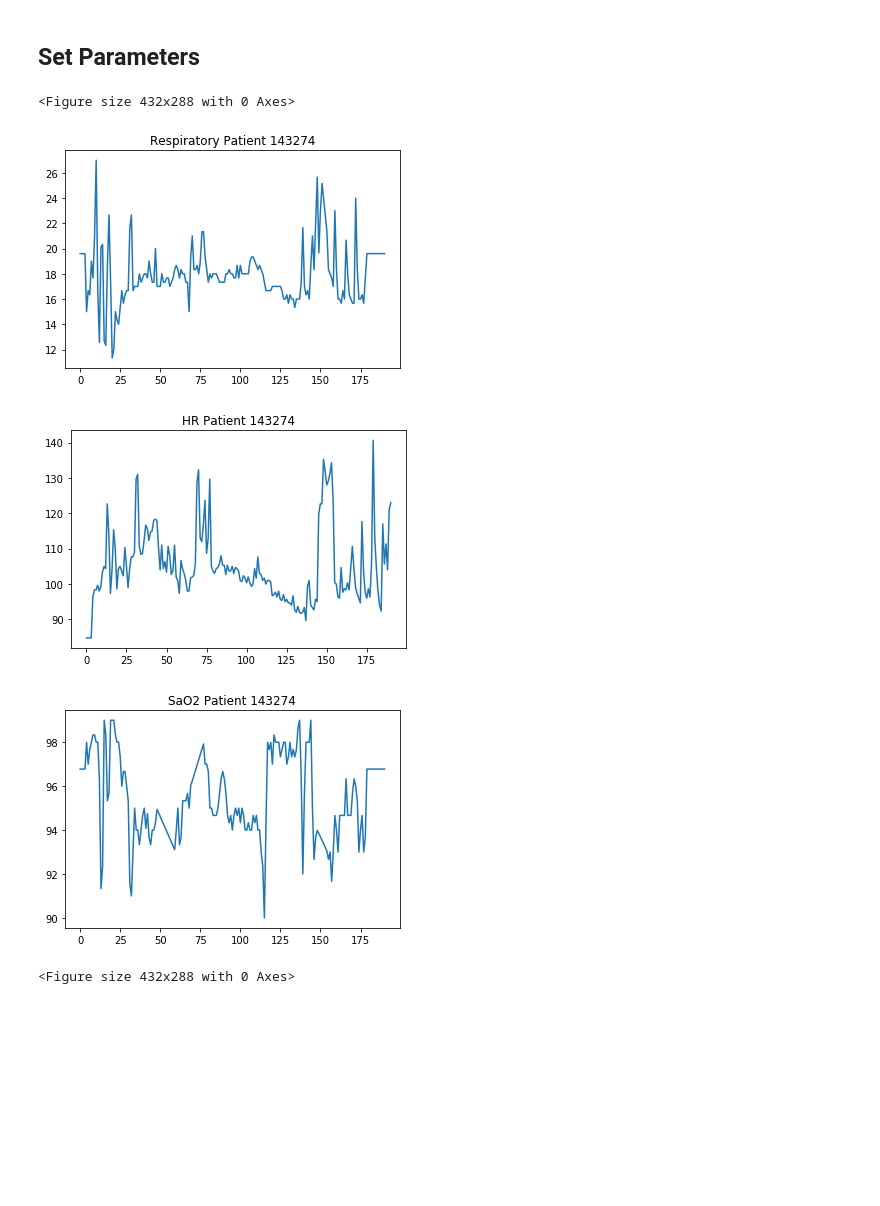
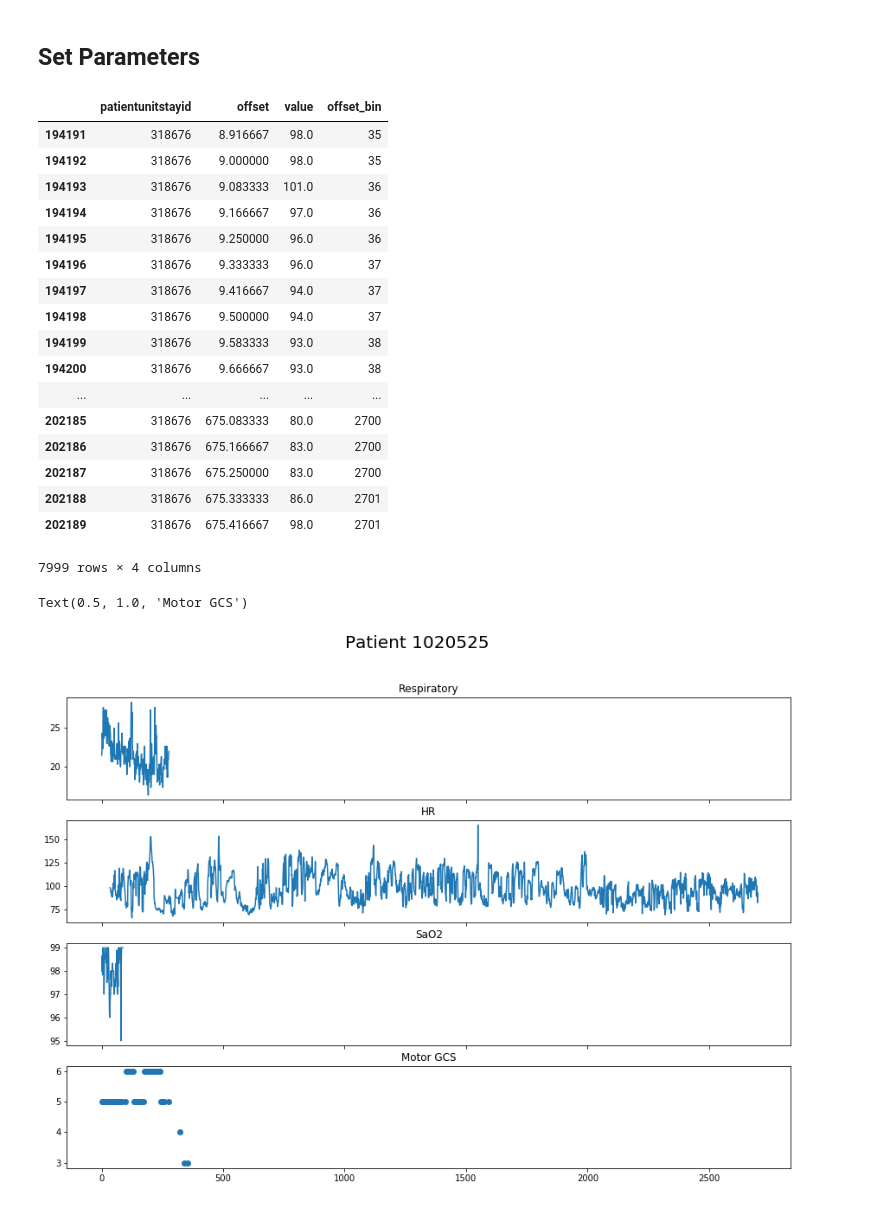
Before and after one commit to adit98/tbi, a Jupyter notebook: GCS_Modeling.ipynb, the cells around one changed output. Saved outputs shown, nothing was run; the diff lists cells and outputs as text; code cells hidden in the pictures; blank space fills up the shorter version.

```diff
--- a/GCS_Modeling.ipynb
+++ b/GCS_Modeling.ipynb
@@ -11,10 +11,13 @@ resp = pd.read_csv('data/alpaca_resp.csv')
 sao2 = pd.read_csv('data/alpaca_sao2.csv')
 
 hr['offset'] = hr['offset'] / 60
+resp['offset'] = resp['offset'] / 60
+sao2['offset'] = sao2['offset'] / 60
 
-resp['offset'] = resp['offset'] / 60
+gcs = pd.read_csv('data/patient_motor.csv')
+gcs = gcs[gcs['observationoffset'] > -1]
+gcs['observationoffset'] = gcs['observationoffset'] / 60
 
-sao2['offset'] = sao2['offset'] / 60
 
 #display(hr)
 #display(resp)
@@ -116,8 +64,9 @@ prediction_freq = 2
 summarization_int = 0.25
 # %%
 # split data into bins based on summarization_int
-bins=np.arange(100, step=summarization_int)
+bins=np.arange(1000, step=summarization_int)
 hr['offset_bin'] = pd.cut(hr['offset'], bins, labels=list(np.arange(bins.shape[0] - 1)))
+display(hr[hr['patientunitstayid'] == 318676])
 hr_grouped = hr.groupby(['patientunitstayid', 'offset_bin']).mean().reset_index()
 #hr_grouped['patientunitstayid'] = hr_grouped['patientunitstayid'].astype(int)
 
@@ -128,27 +77,48 @@ resp_grouped = resp.groupby(['patientunitstayid', 'offset_bin']).mean().reset_in
 sao2['offset_bin'] = pd.cut(sao2['offset'], bins, labels=list(np.arange(bins.shape[0] - 1)))
 sao2_grouped = sao2.groupby(['patientunitstayid', 'offset_bin']).mean().reset_index()
 #sao2_grouped['patientunitstayid'] = sao2_grouped['patientunitstayid'].astype(int)
+
+gcs['offset_bin'] = pd.cut(gcs['observationoffset'], bins, labels=list(np.arange(bins.shape[0] - 1)))
+gcs_grouped = gcs.groupby(['patientunitstayid', 'offset_bin']).mean().reset_index()
+#gcs_grouped['patientunitstayid'] = gcs_grouped['patientunitstayid'].astype(int)
+# %% [output]
+|  | patientunitstayid | offset | value | offset_bin |
+| 194191 | 318676 | 8.916667 | 98.0 | 35 |
+| 194192 | 318676 | 9.000000 | 98.0 | 35 |
+| 194193 | 318676 | 9.083333 | 101.0 | 36 |
+| 194194 | 318676 | 9.166667 | 97.0 | 36 |
+| 194195 | 318676 | 9.250000 | 96.0 | 36 |
+| 194196 | 318676 | 9.333333 | 96.0 | 37 |
+| 194197 | 318676 | 9.416667 | 94.0 | 37 |
+| 194198 | 318676 | 9.500000 | 94.0 | 37 |
+| 194199 | 318676 | 9.583333 | 93.0 | 38 |
+| 194200 | 318676 | 9.666667 | 93.0 | 38 |
+| ... | ... | ... | ... | ... |
+| 202185 | 318676 | 675.083333 | 80.0 | 2700 |
+| 202186 | 318676 | 675.166667 | 83.0 | 2700 |
+| 202187 | 318676 | 675.250000 | 83.0 | 2700 |
+| 202188 | 318676 | 675.333333 | 86.0 | 2701 |
+| 202189 | 318676 | 675.416667 | 98.0 | 2701 |
+7999 rows × 4 columns
 # %%
 # get one patient's data
-ind_slice = np.argwhere(hr_grouped['patientunitstayid'] == 143274).flatten()
+ind_slice = np.argwhere(hr_grouped['patientunitstayid'] == 318676).flatten()
+f, (ax1, ax2, ax3, ax4) = plt.subplots(4, 1, sharex=True, figsize=(15,10))
+f.suptitle("Patient 1020525", size = 20)
+ax1.plot(np.arange(resp_grouped[resp_grouped.index.isin(ind_slice)]['value'].shape[0]),
+         resp_grouped[resp_grouped.index.isin(ind_slice)]['value'])
+ax1.set_title("Respiratory")
 
-plt.plot(np.arange(resp_grouped[resp_grouped.index.isin(ind_slice)]['value'].shape[0]),
-         resp_grouped[resp_grouped.index.isin(ind_slice)]['value'])
-plt.title("Respiratory Patient " + '143274')
-plt.figure()
+ax2.plot(np.arange(hr_grouped[hr_grouped.index.isin(ind_slice)]['value'].shape[0]),
+         hr_grouped[hr_grouped.index.isin(ind_slice)]['value'])
+ax2.set_title("HR")
 
-plt.plot(np.arange(hr_grouped[hr_grouped.index.isin(ind_slice)]['value'].shape[0]),
-         hr_grouped[hr_grouped.index.isin(ind_slice)]['value'])
-plt.title("HR Patient " + '143274')
-plt.figure()
+ax3.plot(np.arange(sao2_grouped[sao2_grouped.index.isin(ind_slice)]['value'].shape[0]),
+         sao2_grouped[sao2_grouped.index.isin(ind_slice)]['value'])
+ax3.set_title("SaO2")
 
-plt.plot(np.arange(sao2_grouped[sao2_grouped.index.isin(ind_slice)]['value'].shape[0]),
-         sao2_grouped[sao2_grouped.index.isin(ind_slice)]['value'])
-plt.title("SaO2 Patient " + '143274')
-plt.figure()
+ax4.scatter(gcs_grouped[gcs_grouped.index.isin(ind_slice)]['offset_bin'], gcs_grouped[gcs_grouped.index.isin(ind_slice)]['Value'])
+ax4.set_title("Motor GCS")
 # %% [output]
-<Figure size 432x288 with 0 Axes>
+Text(0.5, 1.0, 'Motor GCS')
-[figure, old version]
+[figure, new version]
-[figure, removed]
-[figure, removed]
-<Figure size 432x288 with 0 Axes>
```
Also changed, not shown: parts of 1 cell of this notebook.
